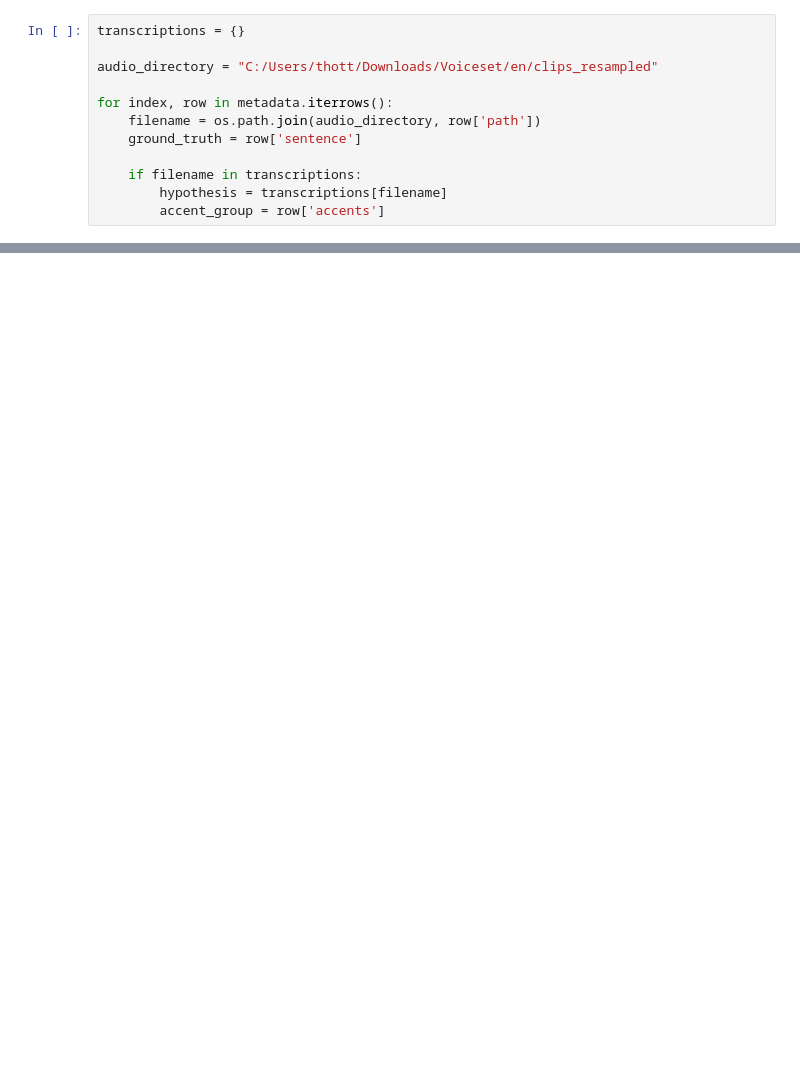
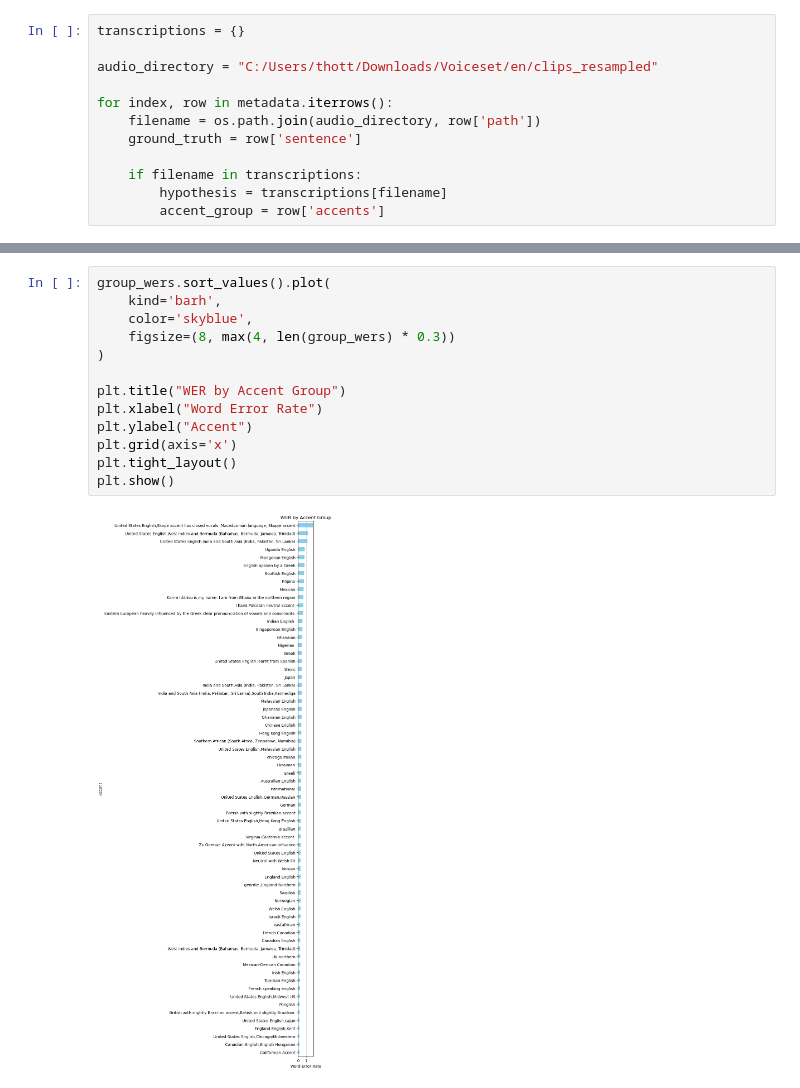
Before and after one commit to kiranprasad7/Trustworthy-AI-Midterm-Project, a Jupyter notebook: Trustworthy AI Systems Midterm Project.ipynb, the cells around one changed output, grey strips where cells are left out. Saved outputs shown, nothing was run; the diff lists cells and outputs as text; blank space fills up the shorter version.

```diff
--- a/Trustworthy AI Systems Midterm Project.ipynb
+++ b/Trustworthy AI Systems Midterm Project.ipynb
@@ -319,0 +266,15 @@ root.mainloop()
+# %%
+group_wers.sort_values().plot(
+    kind='barh',
+    color='skyblue',
+    figsize=(8, max(4, len(group_wers) * 0.3))
+)
+
+plt.title("WER by Accent Group")
+plt.xlabel("Word Error Rate")
+plt.ylabel("Accent")
+plt.grid(axis='x')
+plt.tight_layout()
+plt.show()
+# %% [output]
+[figure, added]
```
Also changed, not shown: parts of 17 cells of this notebook.
